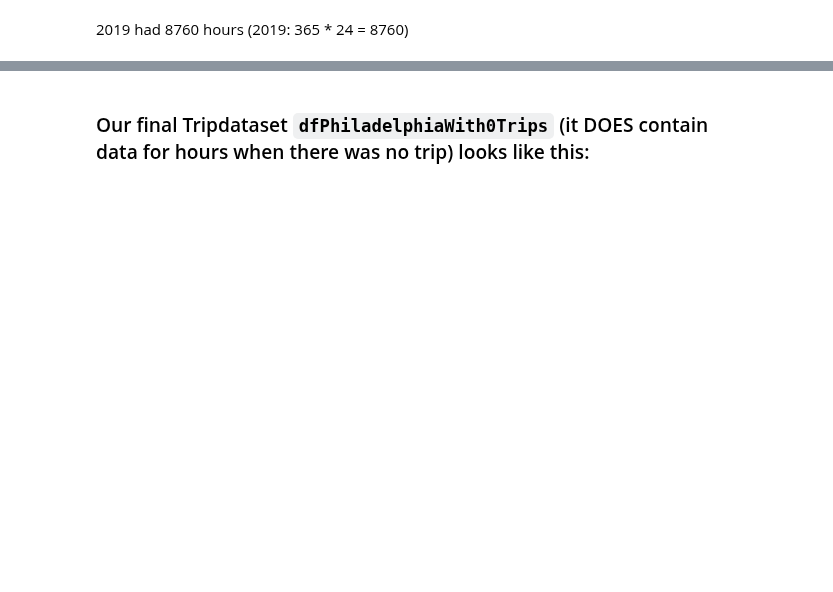
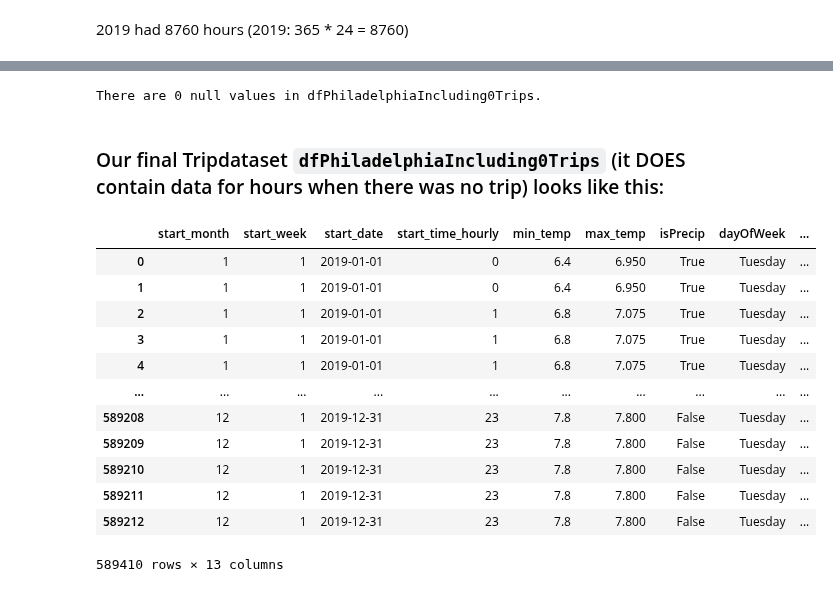
Before and after one commit to Hannah2800/AA_2022_PythonPandas, a Jupyter notebook: Task 1 - Data Collection and Preparation.ipynb, the cells around one changed output, grey strips where cells are left out. Saved outputs shown, nothing was run; the diff lists cells and outputs as text; code cells hidden in the pictures; blank space fills up the shorter version.

Commit message:
Task 1 Finalisiert

```diff
--- a/Task 1 - Data Collection and Preparation.ipynb
+++ b/Task 1 - Data Collection and Preparation.ipynb
@@ -1580,33 +1647,46 @@ dfMissingHours["start_month"] =
 # %%
-# Merge dfMissingHours with dfPhiladelphiaWith0Trips
-dfPhiladelphiaWith0Trips = pd.merge(dfMissingHours, dfPhiladelphiaWith0Trips, left_on="start_time_for_merge", right_on="date_time", how="outer")
+# Concatenate dfMissingHours with dfPhiladelphiaIncluding0Trips
+dfPhiladelphiaIncluding0Trips = pd.concat([dfMissingHours, dfPhiladelphiaIncluding0Trips])
 
-# Reorder dfPhiladelphiaWith0Trips
+# Sort date_time values in dfPhiladelphiaIncluding0Trips
+dfPhiladelphiaIncluding0Trips.sort_values(by=['start_date','start_time_hourly'],inplace=True)
 # %%
 # Implicit drop of features that would generate null values
-dfPhiladelphiaWith0Trips = dfPhiladelphiaWith0Trips[['start_date',
-                                 'end_date',
-                                 'start_time_hourly',
-                                 'end_time_hourly',
-                                 'min_temp',
-                                 'max_temp',
-                                 'isPrecip',
-                                 'dayOfWeek',
-                                 'isWeekend',
-                                 'season',
-                                 'isHoliday',
-                                 'isRushhour',
-                                 'numOfRentedBikesHourly',
-                                 'numOfRentedBikesDaily',
-                                 'numOfRentedBikesWeekly',
-                                 'numOfRentedBikesMonthly',
-                                 'numOfRentedBikesHourlyStationDependent',
-                                 'start_week',
-                                 'start_month'
-                                ]]
+dfPhiladelphiaIncluding0Trips = dfPhiladelphiaIncluding0Trips[['start_month',
+                                                               'start_week',
+                                                               'start_date',
+                                                               'start_time_hourly',
+                                                               'min_temp',
+                                                               'max_temp',
+                                                               'isPrecip',
+                                                               'dayOfWeek',
+                                                               'isWeekend',
+                                                               'season',
+                                                               'isHoliday',
+                                                               'isRushhour',
+                                                               'numOfRentedBikesHourly'
+                                                              ]]
 # %%
-# Test if null values are existing in dfPhiladelphiaWith0Trips
-len(dfPhiladelphiaWith0Trips)-len(dfPhiladelphiaWith0Trips.dropna())
+# Test if null values are existing in dfPhiladelphiaIncluding0Trips
+print("There are", len(dfPhiladelphiaIncluding0Trips)-len(dfPhiladelphiaIncluding0Trips.dropna()), "null values in dfPhiladelphiaIncluding0Trips.")
+# %% [output]
+There are 0 null values in dfPhiladelphiaIncluding0Trips.
 # %% [markdown]
-### Our final Tripdataset `dfPhiladelphiaWith0Trips` (it DOES contain data for hours when there was no trip) looks like this:
+### Our final Tripdataset `dfPhiladelphiaIncluding0Trips` (it DOES contain data for hours when there was no trip) looks like this:
+# %%
+dfPhiladelphiaIncluding0Trips
+# %% [output]
+|  | start_month | start_week | start_date | start_time_hourly | min_temp | max_temp | isPrecip | dayOfWeek | ... |
+| 0 | 1 | 1 | 2019-01-01 | 0 | 6.4 | 6.950 | True | Tuesday | ... |
+| 1 | 1 | 1 | 2019-01-01 | 0 | 6.4 | 6.950 | True | Tuesday | ... |
+| 2 | 1 | 1 | 2019-01-01 | 1 | 6.8 | 7.075 | True | Tuesday | ... |
+| 3 | 1 | 1 | 2019-01-01 | 1 | 6.8 | 7.075 | True | Tuesday | ... |
+| 4 | 1 | 1 | 2019-01-01 | 1 | 6.8 | 7.075 | True | Tuesday | ... |
+| ... | ... | ... | ... | ... | ... | ... | ... | ... | ... |
+| 589208 | 12 | 1 | 2019-12-31 | 23 | 7.8 | 7.800 | False | Tuesday | ... |
+| 589209 | 12 | 1 | 2019-12-31 | 23 | 7.8 | 7.800 | False | Tuesday | ... |
+| 589210 | 12 | 1 | 2019-12-31 | 23 | 7.8 | 7.800 | False | Tuesday | ... |
+| 589211 | 12 | 1 | 2019-12-31 | 23 | 7.8 | 7.800 | False | Tuesday | ... |
+| 589212 | 12 | 1 | 2019-12-31 | 23 | 7.8 | 7.800 | False | Tuesday | ... |
+589410 rows × 13 columns
 # %%
```
Also changed, not shown: parts of 16 cells of this notebook, 3 other files.
